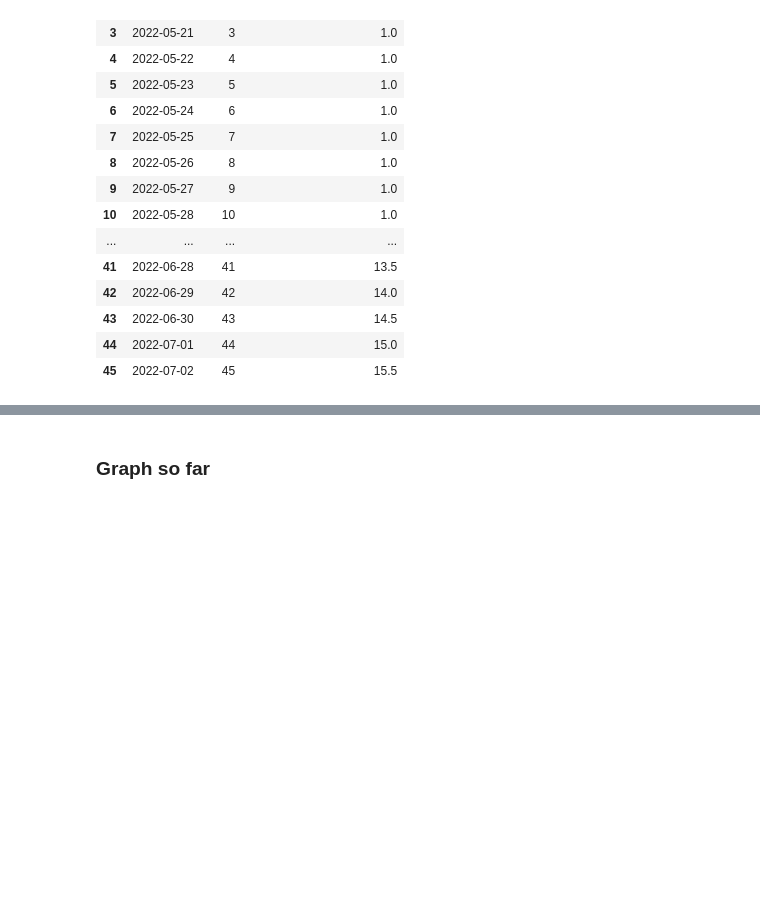
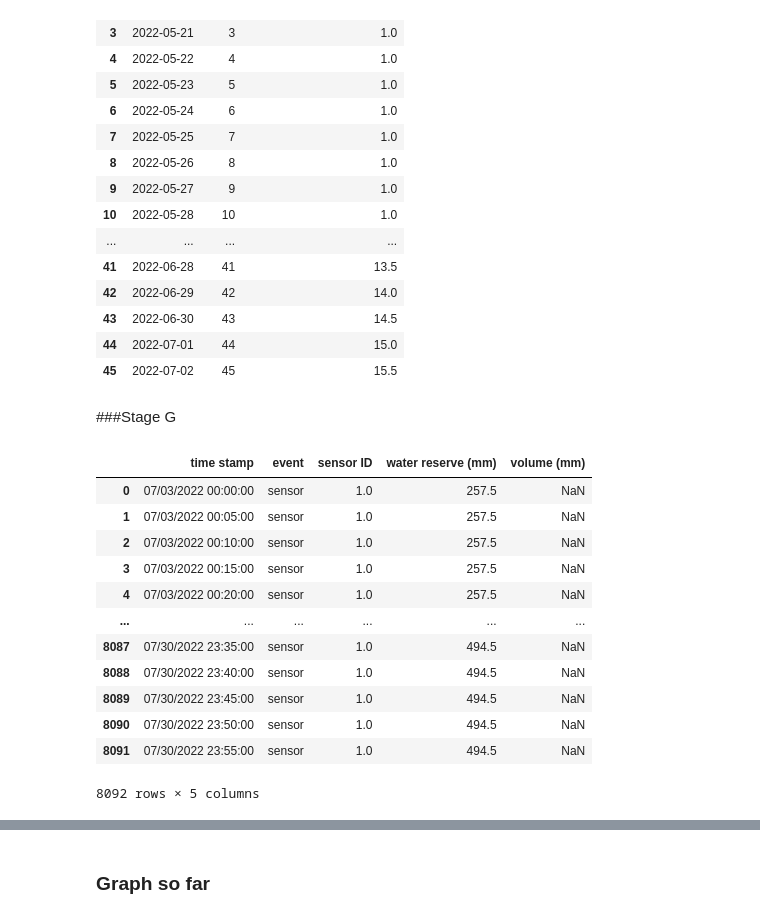
Before and after one commit to tif03/Plant-Growth-and-Water-Usage-Data-Analysis, a Jupyter notebook: stages_of_growth.ipynb, the cells around one changed output, grey strips where cells are left out. Saved outputs shown, nothing was run; the diff lists cells and outputs as text; code cells hidden in the pictures; blank space fills up the shorter version.

Commit message:
Added Growth Stages G (Germination) and H (Harvest)

```diff
--- a/stages_of_growth.ipynb
+++ b/stages_of_growth.ipynb
@@ -338,3 +377,5 @@ clean_dataset
 | 43 | 2022-06-30 | 43 | 14.5 |
 | 44 | 2022-07-01 | 44 | 15.0 |
 | 45 | 2022-07-02 | 45 | 15.5 |
+# %% [markdown]
+###Stage G
@@ -340,0 +448,21 @@ clean_dataset
+# %%
+dataset_G = pd.read_csv(path_G)
+
+dataset_G["sensor ID"] = dataset_G["sensor ID"].astype(object)
+
+#raw simulated dataFrame
+dataset_G
+# %% [output]
+|  | time stamp | event | sensor ID | water reserve (mm) | volume (mm) |
+| 0 | 07/03/2022 00:00:00 | sensor | 1.0 | 257.5 | NaN |
+| 1 | 07/03/2022 00:05:00 | sensor | 1.0 | 257.5 | NaN |
+| 2 | 07/03/2022 00:10:00 | sensor | 1.0 | 257.5 | NaN |
+| 3 | 07/03/2022 00:15:00 | sensor | 1.0 | 257.5 | NaN |
+| 4 | 07/03/2022 00:20:00 | sensor | 1.0 | 257.5 | NaN |
+| ... | ... | ... | ... | ... | ... |
+| 8087 | 07/30/2022 23:35:00 | sensor | 1.0 | 494.5 | NaN |
+| 8088 | 07/30/2022 23:40:00 | sensor | 1.0 | 494.5 | NaN |
+| 8089 | 07/30/2022 23:45:00 | sensor | 1.0 | 494.5 | NaN |
+| 8090 | 07/30/2022 23:50:00 | sensor | 1.0 | 494.5 | NaN |
+| 8091 | 07/30/2022 23:55:00 | sensor | 1.0 | 494.5 | NaN |
+8092 rows × 5 columns
```
Also changed, not shown: parts of 20 cells of this notebook.
